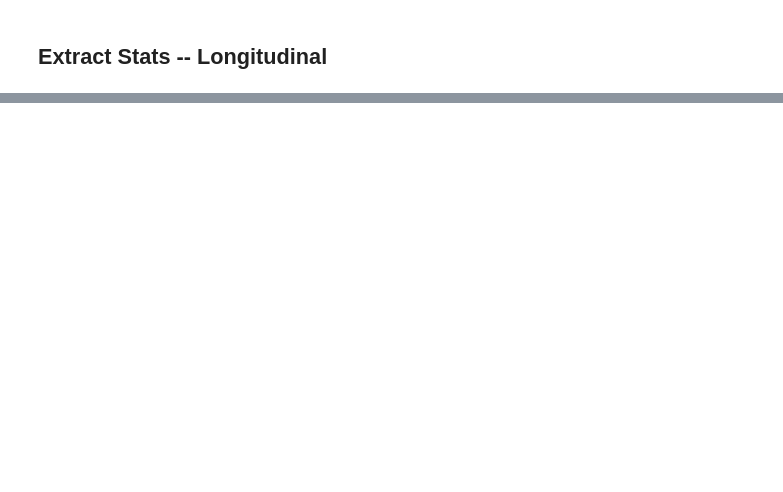
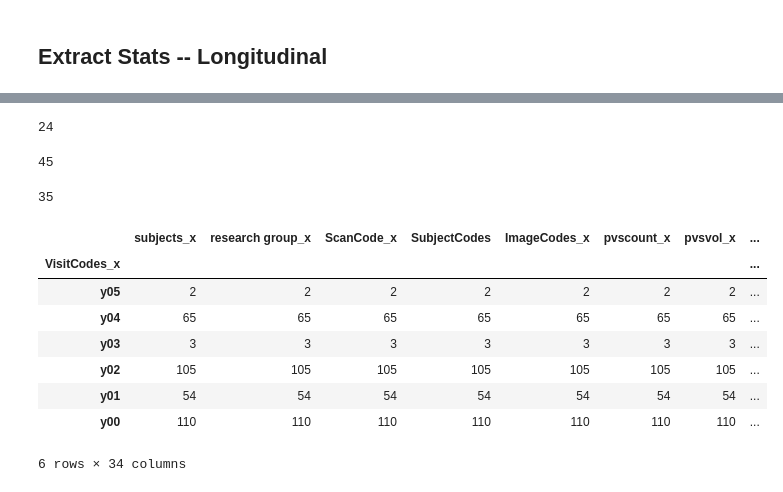
Before and after one commit to cind/pijp-frangi, a Jupyter notebook: pijp_frangi/stat_analysis.ipynb, the cells around one changed output, grey strips where cells are left out. Drawn from its saved outputs; the diff is of its cells as text; code cells hidden in the pictures; blank space fills up the shorter version.

```diff
--- a/pijp_frangi/stat_analysis.ipynb
+++ b/pijp_frangi/stat_analysis.ipynb
@@ -599,0 +617,27 @@ yr3_group = report_clean.iloc[np.where(counts['subjects'] == 3)]
+# %%
+# ## find the ones that don't have y00,1,2
+import re
+
+unique_groups_cn = cn_lg['SubjectCodes'].unique()
+grouped_cn = cn_lg.groupby(['SubjectCodes'])
+subjects_to_drop_cn = []
+for i in range(len(unique_groups_cn)):
+    group_check = grouped_cn.get_group(unique_groups_cn[i])
+    visit_codes = group_check['VisitCodes_x']
+
+    if any([(len(re.findall(r'y0[3456789]', i)) > 0)  for i in visit_codes]):
+        subjects_to_drop_cn.append(unique_groups_cn[i])
+
+unique_groups_mci = mci_lg['SubjectCodes'].unique()
+grouped_mci = mci_lg.groupby(['SubjectCodes'])
+subjects_to_drop_mci = []
+for i in range(len(unique_groups_mci)):
+    group_check = grouped_mci.get_group(unique_groups_mci[i])
+    visit_codes = group_check['VisitCodes_x']
+
+    if any([(len(re.findall(r'y0[3456789]', i)) > 0)  for i in visit_codes]):
+        subjects_to_drop_mci.append(unique_groups_mci[i])
+
+print(len(subjects_to_drop_mci))
+# %% [output]
+24
@@ -599,0 +650,4 @@ yr3_group = report_clean.iloc[np.where(counts['subjects'] == 3)]
+# %%
+cn_lgtemp['SubjectCodes'].nunique()
+# %% [output]
+45
@@ -599,0 +659,16 @@ yr3_group = report_clean.iloc[np.where(counts['subjects'] == 3)]
+# %%
+mci_lgtemp['SubjectCodes'].nunique()
+# %% [output]
+35
+# %%
+ cn_lg.groupby(['VisitCodes_x']).count().sort_values(['VisitCodes_x'], ascending = False)
+# %% [output]
+|  | subjects_x | research group_x | ScanCode_x | SubjectCodes | ImageCodes_x | pvscount_x | pvsvol_x | ... |
+| VisitCodes_x |  |  |  |  |  |  |  | ... |
+| y05 | 2 | 2 | 2 | 2 | 2 | 2 | 2 | ... |
+| y04 | 65 | 65 | 65 | 65 | 65 | 65 | 65 | ... |
+| y03 | 3 | 3 | 3 | 3 | 3 | 3 | 3 | ... |
+| y02 | 105 | 105 | 105 | 105 | 105 | 105 | 105 | ... |
+| y01 | 54 | 54 | 54 | 54 | 54 | 54 | 54 | ... |
+| y00 | 110 | 110 | 110 | 110 | 110 | 110 | 110 | ... |
+6 rows × 34 columns
```
Also changed, not shown: parts of 10 cells of this notebook, 1 other file.
